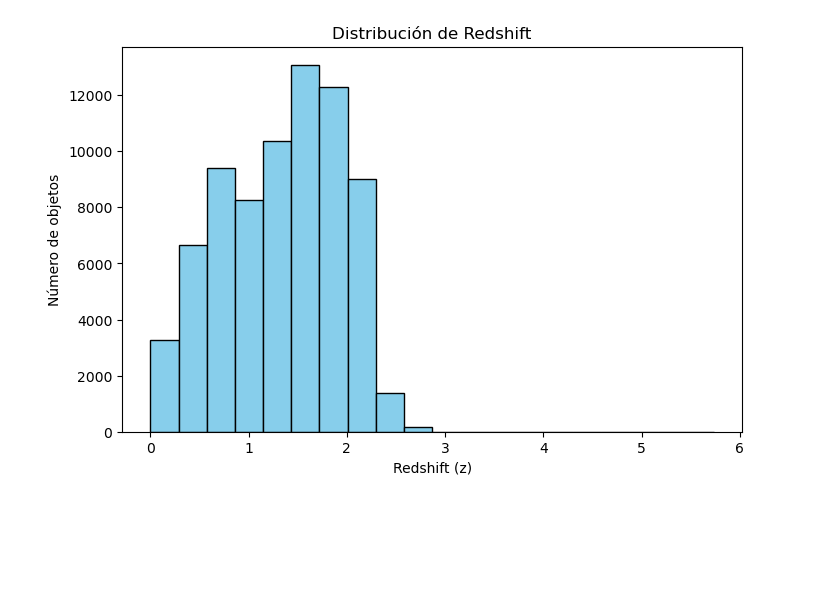
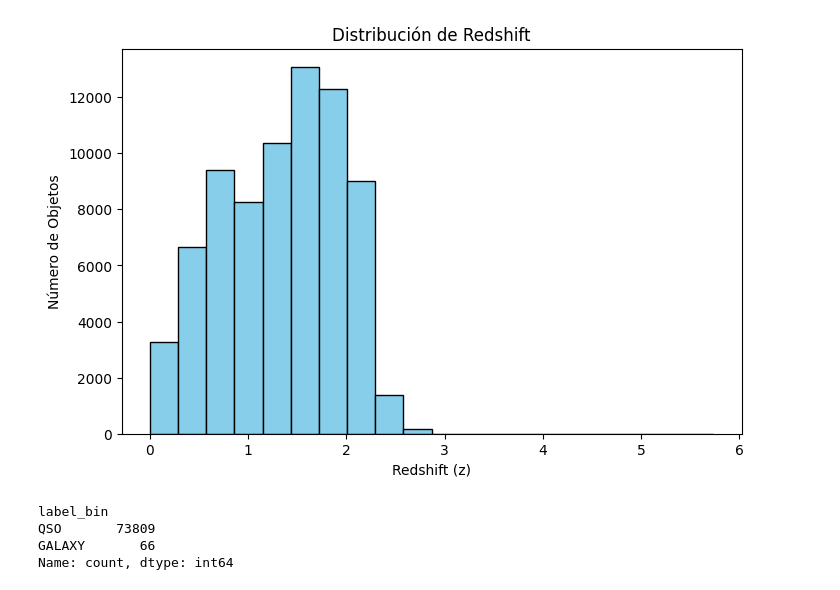
Before and after one commit to amigolucho/Proyecto-Matos, a Jupyter notebook: hito1.ipynb, the cells around one changed output. Cells and saved outputs as stored; diff of their text form; code cells hidden in the pictures; blank space fills up the shorter version.

```diff
--- a/hito1.ipynb
+++ b/hito1.ipynb
@@ -25,0 +34,21 @@ Los datos usados para este proyecto es el SDSS DR 10 (link?), el cual posee más
+# %%
+import pandas as pd
+import numpy as np
+# Carga
+df = pd.read_csv("specphoto_dr19_500k_STAR_GAL_QSO.csv")
+
+# Colores fotométricos a partir de psfMag
+df["u_g"] = df["psfMag_u"] - df["psfMag_g"]
+df["g_r"] = df["psfMag_g"] - df["psfMag_r"]
+df["r_i"] = df["psfMag_r"] - df["psfMag_i"]
+df["i_z"] = df["psfMag_i"] - df["psfMag_z"]
+
+features_colors = ["u_g","g_r","r_i","i_z"]
+target = "class"
+
+# Conjunto limpio para clasificación
+dft = df.dropna(subset = features_colors + [target]).copy()
+
+print("Distribución de clases (dataset limpio):")
+print(dft[target].value_counts())
+dft.head()
@@ -61,13 +164,14 @@ Cantidad de datos luego de filtrar: (73875, 17)
 # %%
 import matplotlib.pyplot as plt
+
 # Veamos la distribución de redshift de nuestros datos
 
 z = df["z"]
-plt.figure(figsize=(8,5))
-plt.hist(z, bins=20, color='skyblue', edgecolor='black')
+plt.figure(figsize = (8,5))
+plt.hist(z, bins = 20, color = 'skyblue', edgecolor = 'black')
 plt.xlabel("Redshift (z)")
-plt.ylabel("Número de objetos")
+plt.ylabel("Número de Objetos")
 plt.title("Distribución de Redshift")
 plt.show()
 # %% [output]
-[figure, old version]
+[figure, new version]
@@ -80,0 +178,23 @@ clf = MLPClassifier(hidden_layer_sizes=(128,64),
+# %%
+import numpy as np
+
+# Clasificación general en QSO vs GAL
+def coarse_qso_binary(sc):
+    if pd.isna(sc):
+        return np.nan
+    s = str(sc).upper()
+    # QSO si tiene BROADLINE
+    if "BROADLINE" in s:
+        return "QSO"
+    # El resto que no es NaN lo tratamos como GALAXY
+    return "GALAXY"
+
+df["label_bin"] = df["subclass"].apply(coarse_qso_binary)
+df_raw["label_bin"] = df_raw["subclass"].apply(coarse_qso_binary)
+
+print(df["label_bin"].value_counts(dropna=False))
+# %% [output]
+label_bin
+QSO       73809
+GALAXY       66
+Name: count, dtype: int64
```
Also changed, not shown: parts of 32 cells of this notebook.
